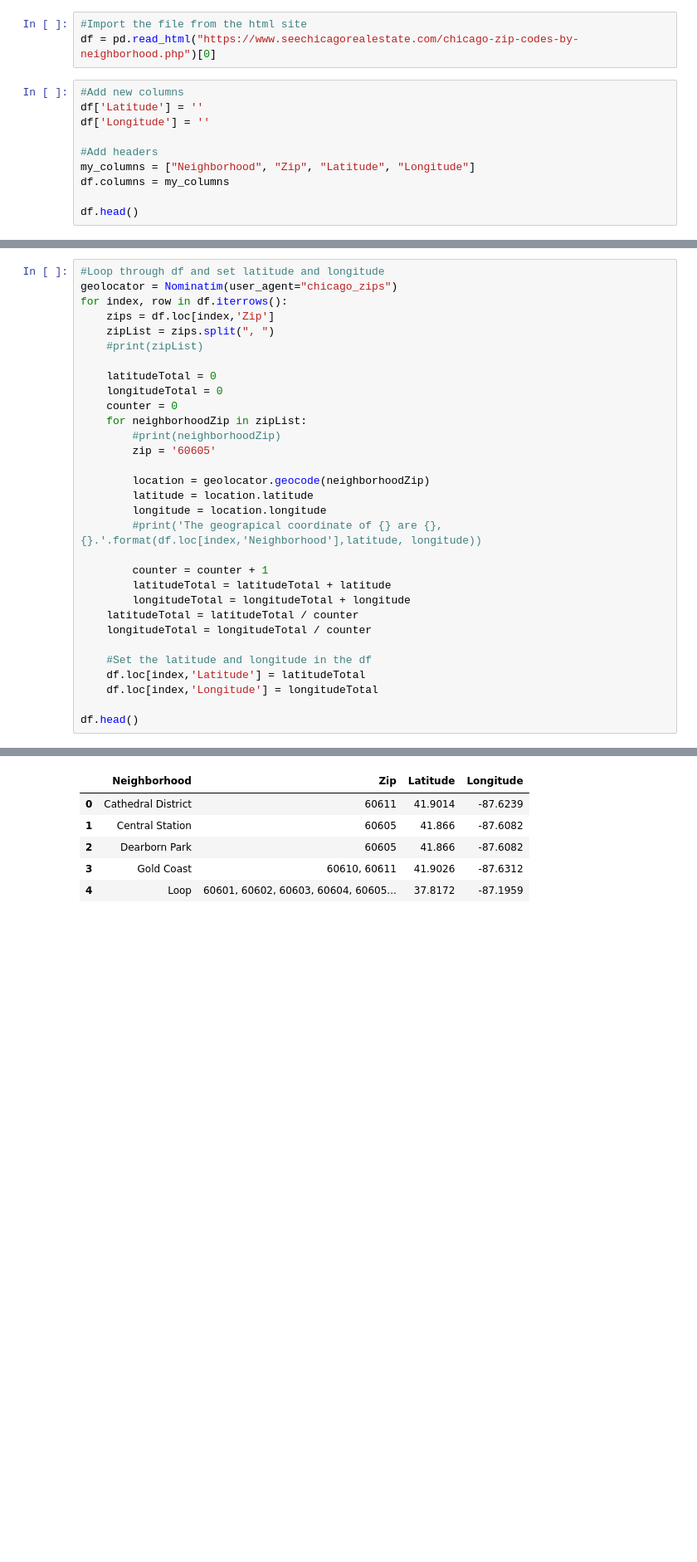
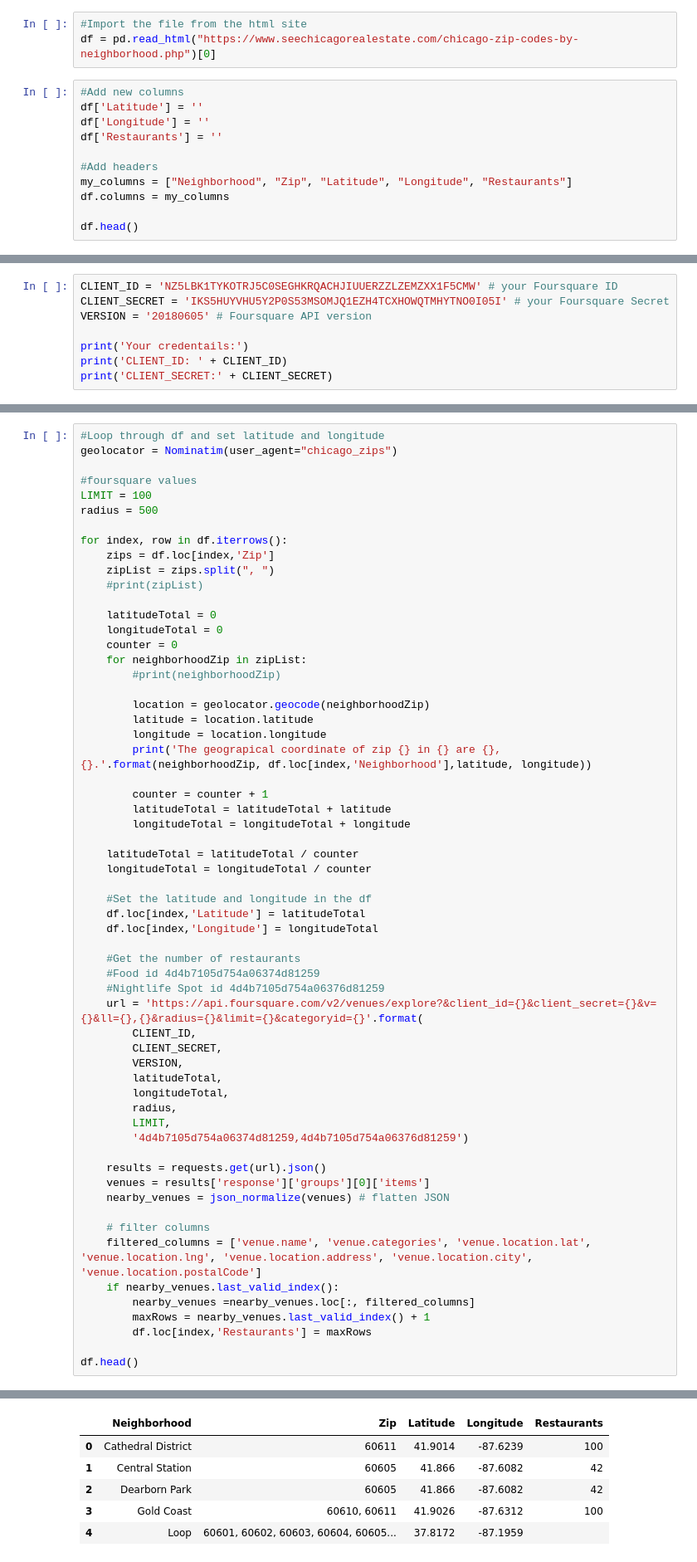
Before and after one commit to coxprestbury/Capstone, a Jupyter notebook: Chicago.ipynb, the cells around one changed output, grey strips where cells are left out. Shown at 83% size. Cells and saved outputs as stored; diff of their text form; blank space fills up the shorter version.

Commit message:
Added foursquare data

```diff
--- a/Chicago.ipynb
+++ b/Chicago.ipynb
@@ -8,9 +8,10 @@ df = pd.read_html("https://www.seechicagorealestate.com/chicago-zip-codes-by-nei
 #Add new columns
 df['Latitude'] = ''
 df['Longitude'] = ''
+df['Restaurants'] = ''
 
 #Add headers
-my_columns = ["Neighborhood", "Zip", "Latitude", "Longitude"]
+my_columns = ["Neighborhood", "Zip", "Latitude", "Longitude", "Restaurants"]
 df.columns = my_columns
 
 df.head()
@@ -102,3 +103,11 @@ Solving environment: done
 # All requested packages already installed.
 
 Libraries imported.
+# %%
+CLIENT_ID = 'NZ5LBK1TYKOTRJ5C0SEGHKRQACHJIUUERZZLZEMZXX1F5CMW' # your Foursquare ID
+CLIENT_SECRET = 'IKS5HUYVHU5Y2P0S53MSOMJQ1EZH4TCXHOWQTMHYTNO0I05I' # your Foursquare Secret
+VERSION = '20180605' # Foursquare API version
+
+print('Your credentails:')
+print('CLIENT_ID: ' + CLIENT_ID)
+print('CLIENT_SECRET:' + CLIENT_SECRET)
@@ -105,6 +118,11 @@ Libraries imported.
 # %%
 #Loop through df and set latitude and longitude
 geolocator = Nominatim(user_agent="chicago_zips")
+
+#foursquare values
+LIMIT = 100
+radius = 500
+
 for index, row in df.iterrows():
     zips = df.loc[index,'Zip']
     zipList = zips.split(", ")
@@ -115,16 +133,16 @@ for index, row in df.iterrows():
     counter = 0
     for neighborhoodZip in zipList:
         #print(neighborhoodZip)
-        zip = '60605'
 
         location = geolocator.geocode(neighborhoodZip)
         latitude = location.latitude
         longitude = location.longitude
-        #print('The geograpical coordinate of {} are {}, {}.'.format(df.loc[index,'Neighborhood'],latitude, longitude))
+        print('The geograpical coordinate of zip {} in {} are {}, {}.'.format(neighborhoodZip, df.loc[index,'Neighborhood'],latitude, longitude))
 
         counter = counter + 1
         latitudeTotal = latitudeTotal + latitude
         longitudeTotal = longitudeTotal + longitude
+
     latitudeTotal = latitudeTotal / counter
     longitudeTotal = longitudeTotal / counter
 
@@ -132,5 +150,29 @@ for index, row in df.iterrows():
     df.loc[index,'Latitude'] = latitudeTotal
     df.loc[index,'Longitude'] = longitudeTotal
 
+    #Get the number of restaurants
+    #Food id 4d4b7105d754a06374d81259
+    #Nightlife Spot id 4d4b7105d754a06376d81259
+    url = 'https://api.foursquare.com/v2/venues/explore?&client_id={}&client_secret={}&v={}&ll={},{}&radius={}&limit={}&categoryid={}'.format(
+        CLIENT_ID,
+        CLIENT_SECRET,
+        VERSION,
+        latitudeTotal,
+        longitudeTotal,
+        radius,
+        LIMIT,
+        '4d4b7105d754a06374d81259,4d4b7105d754a06376d81259')
+
+    results = requests.get(url).json()
+    venues = results['response']['groups'][0]['items']
+    nearby_venues = json_normalize(venues) # flatten JSON
+
+    # filter columns
+    filtered_columns = ['venue.name', 'venue.categories', 'venue.location.lat', 'venue.location.lng', 'venue.location.address', 'venue.location.city', 'venue.location.postalCode']
+    if nearby_venues.last_valid_index():
+        nearby_venues =nearby_venues.loc[:, filtered_columns]
+        maxRows = nearby_venues.last_valid_index() + 1
+        df.loc[index,'Restaurants'] = maxRows
+
 df.head()
 # %% [output]
@@ -154,6 +196,6 @@ The geograpical coordinate of Union Ridge are 41.9754632052473, -87.817275110923
-|  | Neighborhood | Zip | Latitude | Longitude |
-| 0 | Cathedral District | 60611 | 41.9014 | -87.6239 |
-| 1 | Central Station | 60605 | 41.866 | -87.6082 |
-| 2 | Dearborn Park | 60605 | 41.866 | -87.6082 |
-| 3 | Gold Coast | 60610, 60611 | 41.9026 | -87.6312 |
-| 4 | Loop | 60601, 60602, 60603, 60604, 60605... | 37.8172 | -87.1959 |
+|  | Neighborhood | Zip | Latitude | Longitude | Restaurants |
+| 0 | Cathedral District | 60611 | 41.9014 | -87.6239 | 100 |
+| 1 | Central Station | 60605 | 41.866 | -87.6082 | 42 |
+| 2 | Dearborn Park | 60605 | 41.866 | -87.6082 | 42 |
+| 3 | Gold Coast | 60610, 60611 | 41.9026 | -87.6312 | 100 |
+| 4 | Loop | 60601, 60602, 60603, 60604, 60605... | 37.8172 | -87.1959 |  |
```
Also changed, not shown: parts of 14 cells of this notebook.
